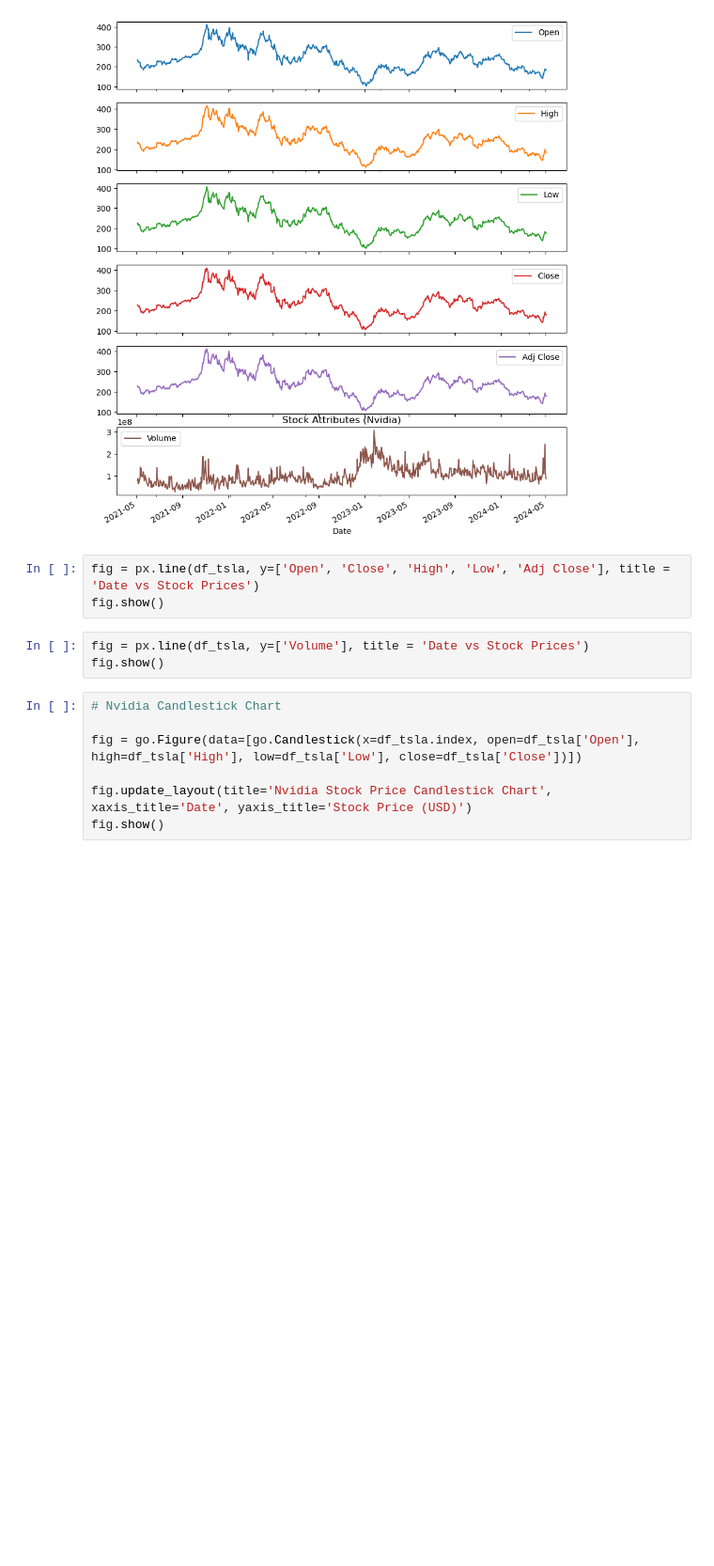
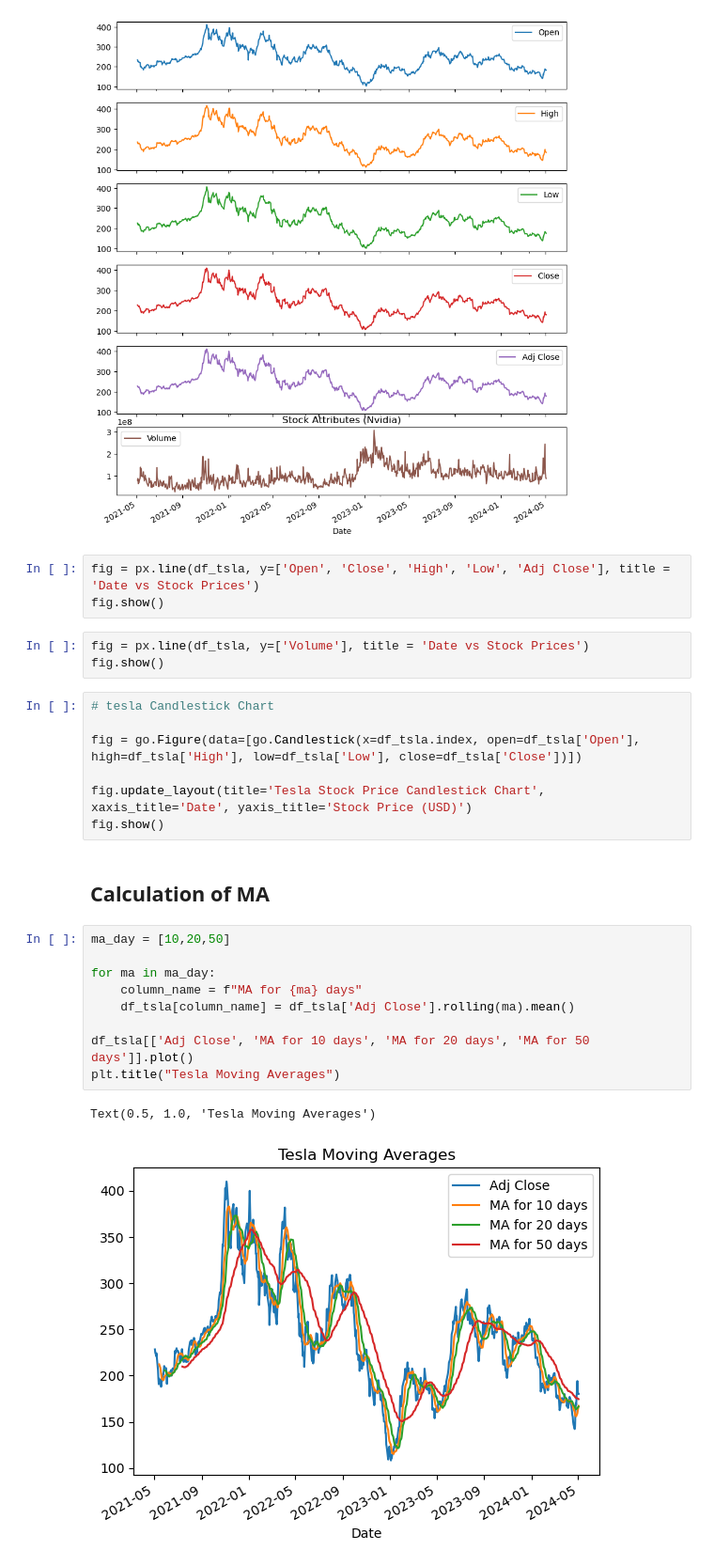
Before and after one commit to Kestrel86/Stock_Analysis, a Jupyter notebook: tesla_analysis.ipynb, the cells around one changed output. Shown at 94% size. Cells and saved outputs as stored; diff of their text form; blank space fills up the shorter version.

```diff
--- a/tesla_analysis.ipynb
+++ b/tesla_analysis.ipynb
@@ -96,9 +96,23 @@ fig.show()
 fig = px.line(df_tsla, y=['Volume'], title = 'Date vs Stock Prices')
 fig.show()
 # %%
-# Nvidia Candlestick Chart
+# tesla Candlestick Chart
 
 fig = go.Figure(data=[go.Candlestick(x=df_tsla.index, open=df_tsla['Open'], high=df_tsla['High'], low=df_tsla['Low'], close=df_tsla['Close'])])
 
-fig.update_layout(title='Nvidia Stock Price Candlestick Chart', xaxis_title='Date', yaxis_title='Stock Price (USD)')
+fig.update_layout(title='Tesla Stock Price Candlestick Chart', xaxis_title='Date', yaxis_title='Stock Price (USD)')
 fig.show()
+# %% [markdown]
+## Calculation of MA
+# %%
+ma_day = [10,20,50]
+
+for ma in ma_day:
+    column_name = f"MA for {ma} days"
+    df_tsla[column_name] = df_tsla['Adj Close'].rolling(ma).mean()
+
+df_tsla[['Adj Close', 'MA for 10 days', 'MA for 20 days', 'MA for 50 days']].plot()
+plt.title("Tesla Moving Averages")
+# %% [output]
+Text(0.5, 1.0, 'Tesla Moving Averages')
+[figure, added]
```
Also changed, not shown: parts of 21 cells of this notebook, 4 other files.
